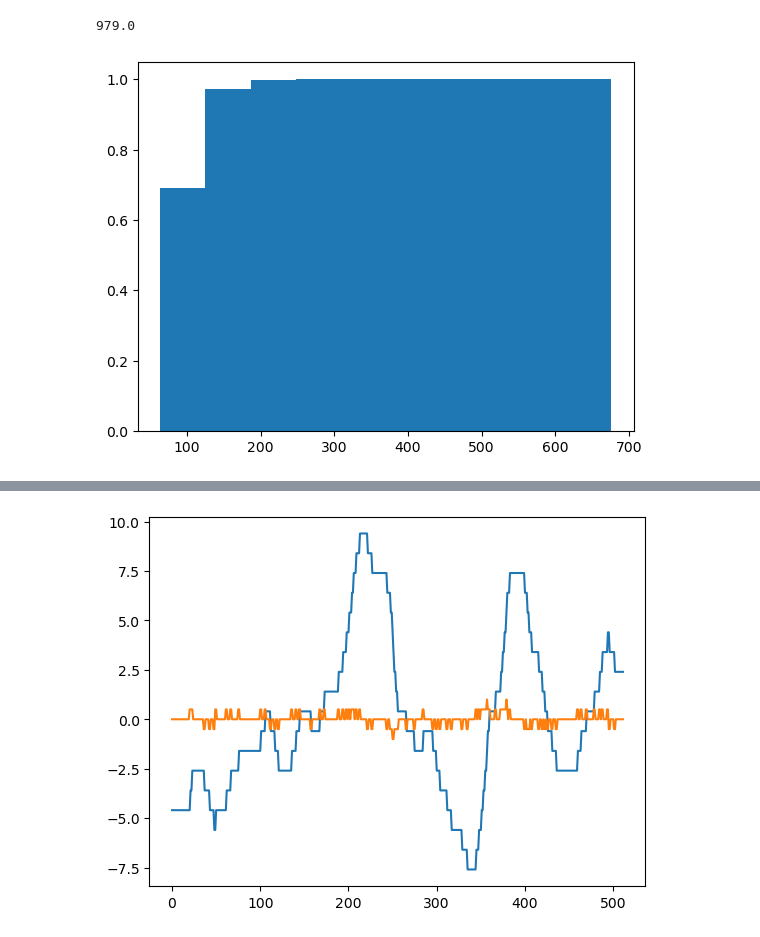
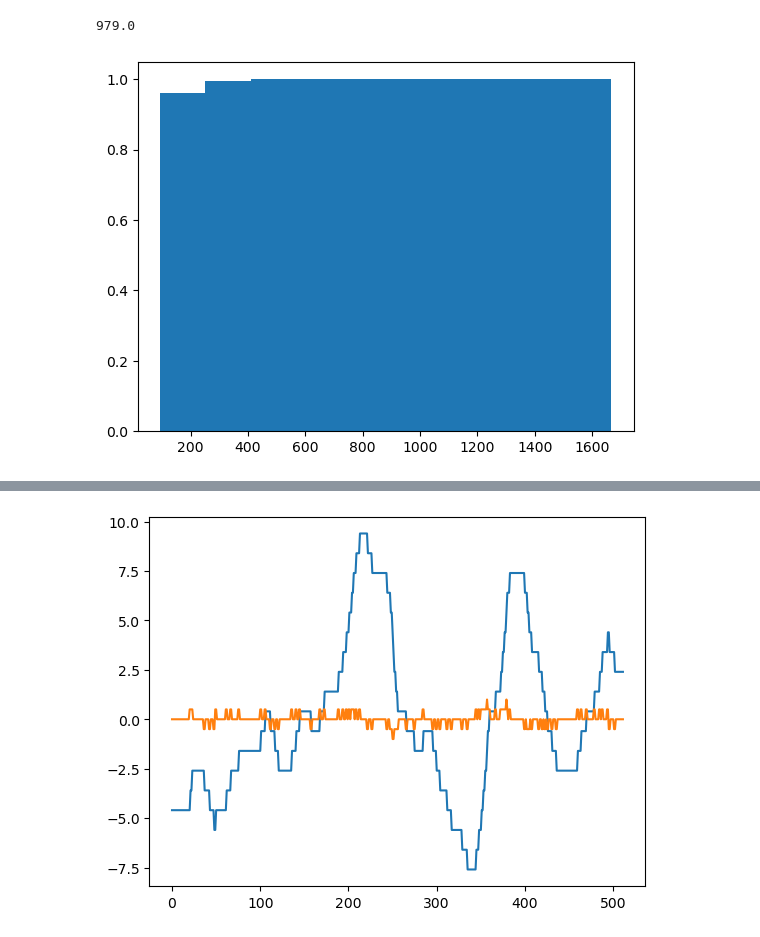
Before and after one commit to amityu/gel_sheets, a Jupyter notebook: exploration.ipynb, the cells around one changed output, grey strips where cells are left out. Drawn from its saved outputs; the diff is of its cells as text; code cells hidden in the pictures.

```diff
--- a/exploration.ipynb
+++ b/exploration.ipynb
@@ -1,16 +1,24 @@
 # %%
-DATA_PATH = 'C:/Gel_Sheet_Data/'
-MOVIE_PATH = DATA_PATH +'movie60/'
-GRAPH_PATH = 'C:/Gel_Sheet_Graph/'
+DATA_PATH = 'C:/Users/amityu/Gel_Sheet_Data/'
+MOVIE_PATH = DATA_PATH +'Control 050721/'
+GRAPH_PATH = 'C:Users/amityu/Gel_Sheet_Graph/'
 import numpy as np
 import matplotlib.pyplot as plt
 import matplotlib.cm as cm
 from  skimage.filters import gaussian
 from tqdm.notebook import trange, tqdm
+import pandas as pd
 import movie_structure
+from  concurrent.futures import ThreadPoolExecutor
+import preprocessing
 import autocorrelation_and_structure_factor_IK_20220103 as iac
+import importlib
+from skimage import filters
+from p_tqdm import p_map
 # %%
 gel = np.load(MOVIE_PATH +'np/gel.npy', mmap_mode='r')
+# %%
+gel = np.load(MOVIE_PATH +'tmp/gel_norm.npy')#,mmap_mode='r+')
 # %%
 flat = gel.reshape(-1)
 plt.hist(flat)
@@ -37,11 +45,11 @@ plt.figure()
 plt.hist(flat[~np.isnan(flat)], bins = 100)
 plt.show()
 # %%
-flat = gel[17].reshape(-1)[1:-1:10]
+flat = gel[65].reshape(-1)[1:-1:10]
 n, bins, patches = plt.hist(flat,cumulative=True, density=True)
 plt.show()
 # %% [output]
-[figure, old version]
+[figure, new version]
 # %%
 min_intensity = bins[1]
 max_intensity = 10000
```
Also changed, not shown: parts of 41 cells of this notebook, 4 other files.
